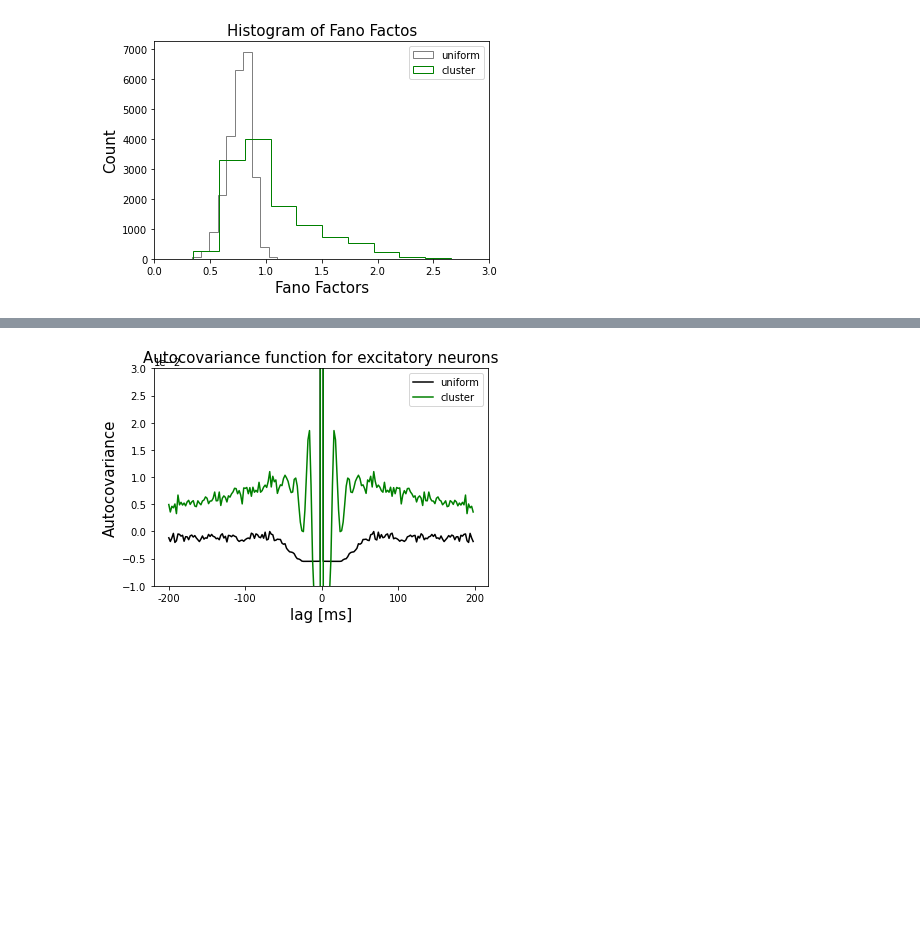
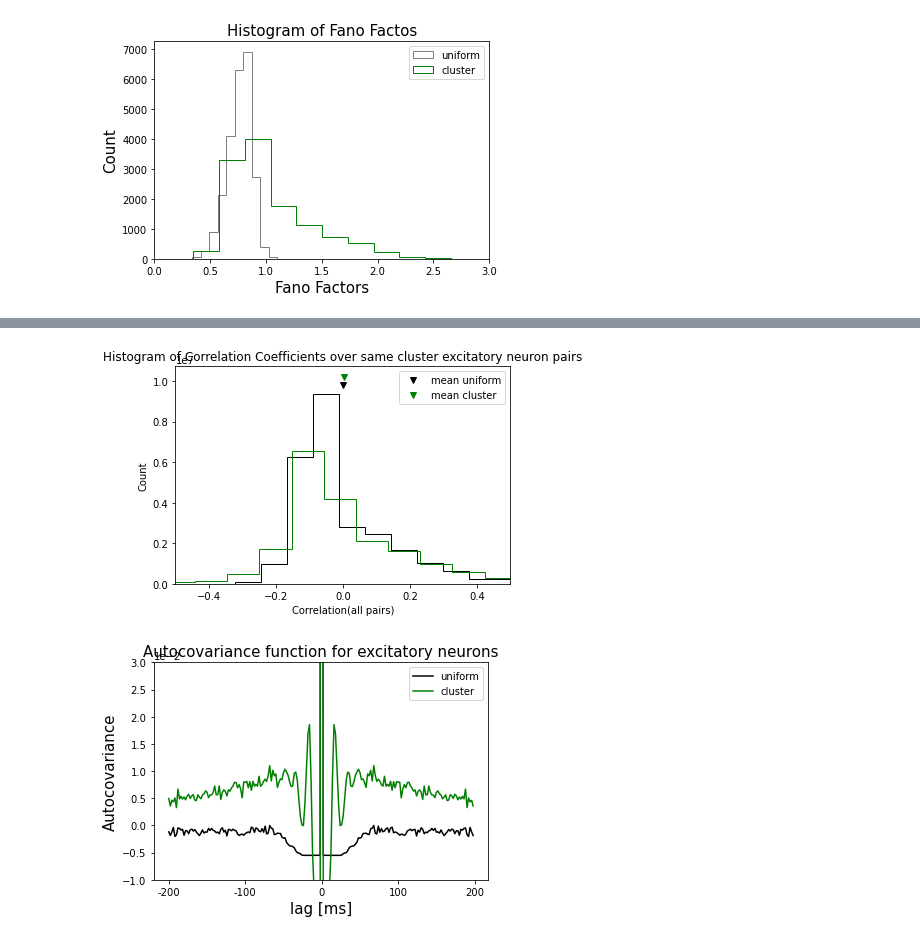
Before and after one commit to anujanegi/clustered-connections, a Jupyter notebook: Slow Dynamics and High Variability in Networks with Clustered Connections.ipynb, the cells around one changed output, grey strips where cells are left out. Drawn from its saved outputs; the diff is of its cells as text; code cells hidden in the pictures; blank space fills up the shorter version.

```diff
--- a/Slow Dynamics and High Variability in Networks with Clustered Connections.ipynb
+++ b/Slow Dynamics and High Variability in Networks with Clustered Connections.ipynb
@@ -68,12 +65,6 @@ fano_factor_histogram_plot(fano_count_uniform, fano_count_cluster)
 # %%
 windowed_spike_train_uniform_network = get_spike_train_windowed(spike_train_uniform_network, 1.5, duration, N_trials, N_realizations, N_exc)
 windowed_spike_train_cluster_network = get_spike_train_windowed(spike_train_cluster_network, 1.5, duration, N_trials, N_realizations, N_exc)
-# %%
-# load
-temp = open('./data/windowed_spike_train_cluster_network.pkl', 'rb')
-windowed_spike_train_cluster_network = pickle.load(temp)
-temp = open('./data/windowed_spike_train_uniform_network.pkl', 'rb')
-windowed_spike_train_uniform_network = pickle.load(temp)
 # %%
 # correlation(all pairs) histrogram fig2.c
 correlation_uniform_network_all_pairs = get_correlation(windowed_spike_train_uniform_network, 2, 2, N_exc)
@@ -82,8 +75,10 @@ histogram_correlation(correlation_uniform_network_all_pairs, correlation_cluster
 # %%
 # correlation(same cluster) histrogram fig2.d
-correlation_uniform_network_clusters = modify_correlation_clusters(correlation_uniform_network_all_pairs, 5, 2, N_exc, N_cluster)
-correlation_cluster_network_clusters = modify_correlation_clusters(correlation_cluster_network_all_pairs, 5, 2, N_exc, N_cluster)
+correlation_uniform_network_clusters = modify_correlation_clusters(correlation_uniform_network_all_pairs, 2, 2, N_exc, N_cluster)
+correlation_cluster_network_clusters = modify_correlation_clusters(correlation_cluster_network_all_pairs, 2, 2, N_exc, N_cluster)
 histogram_correlation(correlation_uniform_network_clusters, correlation_cluster_network_clusters, type='same cluster')
+# %% [output]
+[figure, added]
 # %%
 # figure 2e
 autocorrelation_uniform = np.nanmean(np.asarray(autocorrelation_uniform,dtype=double),axis=0)
```
Also changed, not shown: parts of 2 cells of this notebook.
